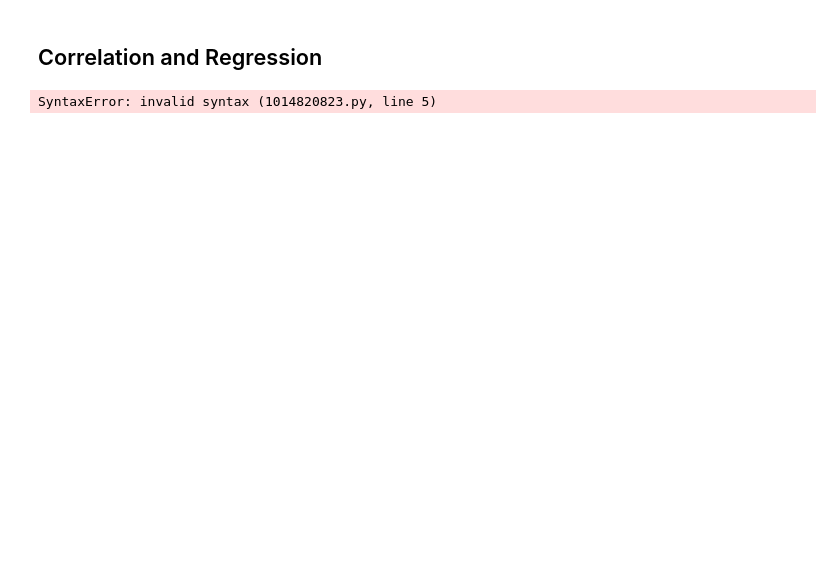
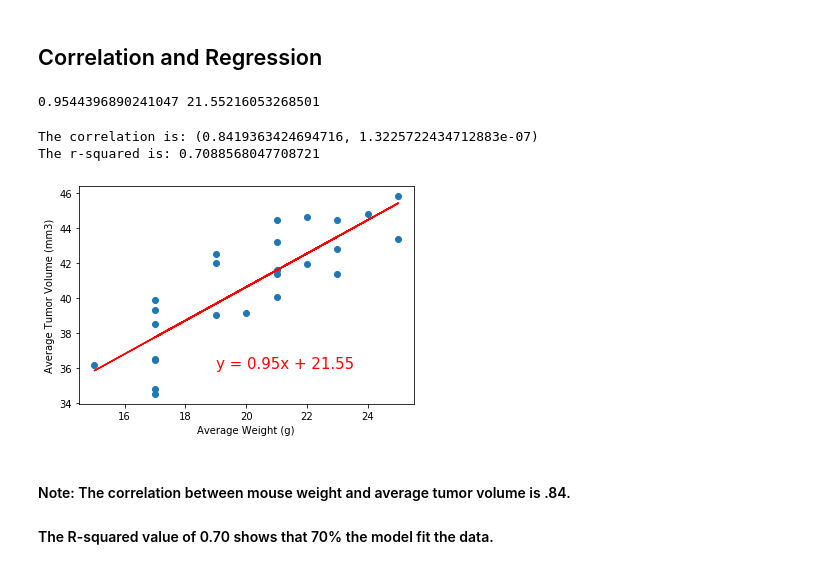
Before and after one commit to jennyalfi/DataVis-challenge, a Jupyter notebook: Pymaceuticals/pymaceuticals.ipynb, the cells around one changed output. Cells and saved outputs as stored; diff of their text form; code cells hidden in the pictures; blank space fills up the shorter version.

```diff
--- a/Pymaceuticals/pymaceuticals.ipynb
+++ b/Pymaceuticals/pymaceuticals.ipynb
@@ -381,20 +401,35 @@ plt.show()
 # %% [markdown]
 ## Correlation and Regression
-# %%
-# Calculate the correlation coefficient and linear regression model
-# for mouse weight and average tumor volume for the Capomulin regimen (NEED TO DO MEAN TUMOR VOL)
-
-# Correlation
-print(f"The correlation is: {st.pearsonr(capomulin_df["Weight (g)"],capomulin_df["Tumor Volume (mm3)"])[0]}")
-
-# Regression
-pe_slope, pe_int, pe_r, pe_p, pe_std_err = stats.linregress(capomulin_df["Weight (g)"], capomulin_df["Tumor Volume (mm3)"])
-
-pe_fit = pe_slope *  capomulin_df["Weight (g)"] + pe_int
-capomulin_df.plot(kind="scatter", x="Weight (g)", y="Tumor Volume (mm3)", s=50, c="blue", alpha=0.5, marker="o")
-plt.plot(capomulin_df["Weight (g)"],pe_fit)
-
-plt.tight_layout()
-plt.show()
-# %% [output]
-SyntaxError: invalid syntax (1014820823.py, line 5)
+# %%
+# Calculate the correlation coefficient and linear regression model
+# for mouse weight and average tumor volume for the Capomulin regimen
+
+# Regression
+(slope,intercept,rvalue,pvalue,stderr)=st.linregress(ave_capomulin['Weight (g)'],ave_capomulin['Tumor Volume (mm3)'])
+print(slope,intercept)
+# %% [output]
+0.9544396890241047 21.55216053268501
+# %%
+# Correlation
+print(f"The correlation is: {st.pearsonr(ave_capomulin['Weight (g)'],ave_capomulin['Tumor Volume (mm3)'])}")
+
+x_values = ave_capomulin['Weight (g)']
+y_values = ave_capomulin['Tumor Volume (mm3)']
+(slope, intercept, rvalue, pvalue, stderr) = linregress(x_values, y_values)
+regress_values = x_values * slope + intercept
+line_eq = "y = " + str(round(slope,2)) + "x + " + str(round(intercept,2))
+plt.scatter(x_values,y_values)
+plt.plot(x_values,regress_values,"r-")
+plt.annotate(line_eq,(19,36),fontsize=15,color="red")
+plt.xlabel('Average Weight (g)')
+plt.ylabel('Average Tumor Volume (mm3)')
+print(f"The r-squared is: {rvalue**2}")
+plt.savefig("Images/linearreg.png")
+plt.show()
+# %% [output]
+The correlation is: (0.8419363424694716, 1.3225722434712883e-07)
+The r-squared is: 0.7088568047708721
+[figure, added]
+# %% [markdown]
+#### Note: The correlation between mouse weight and average tumor volume is .84.
+#### The R-squared value of 0.70 shows that 70% the model fit the data.
```
Also changed, not shown: parts of 14 cells of this notebook, 11 other files.
